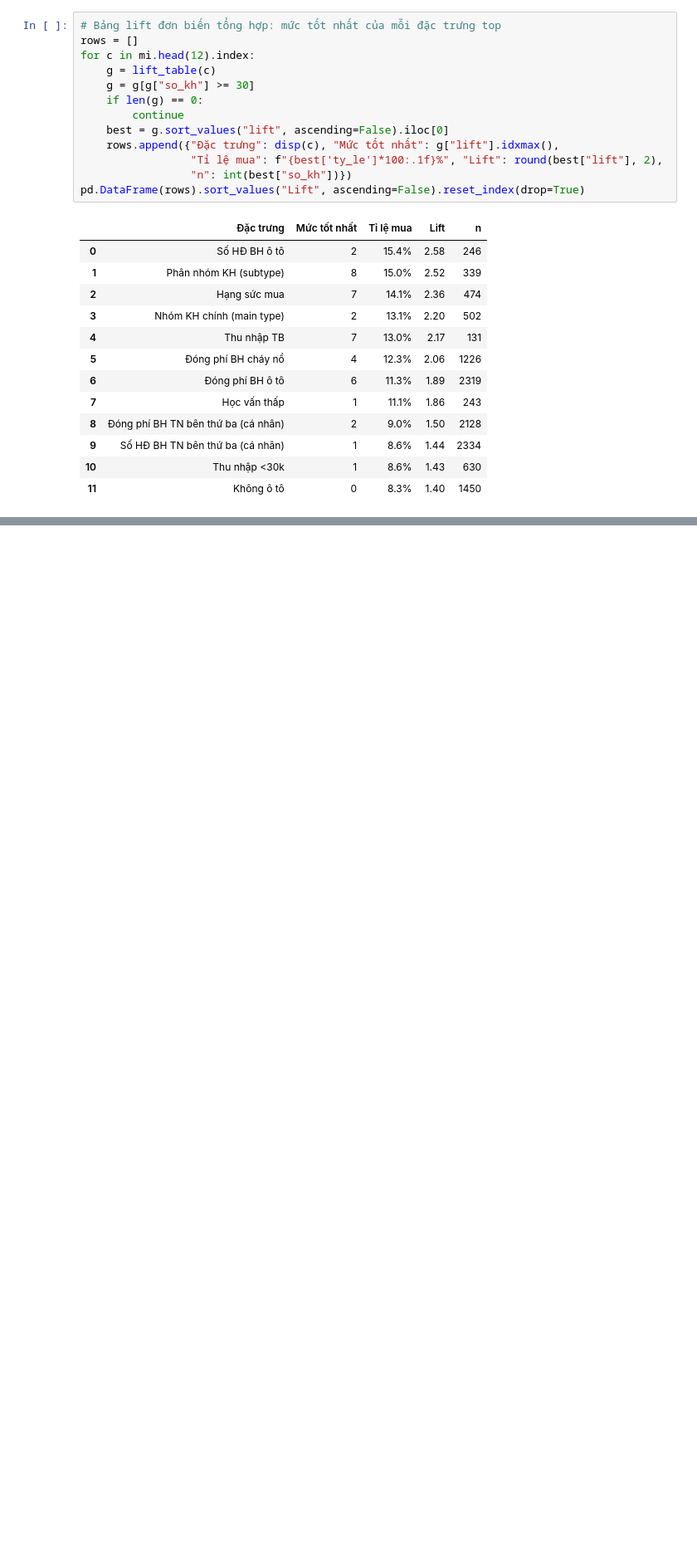
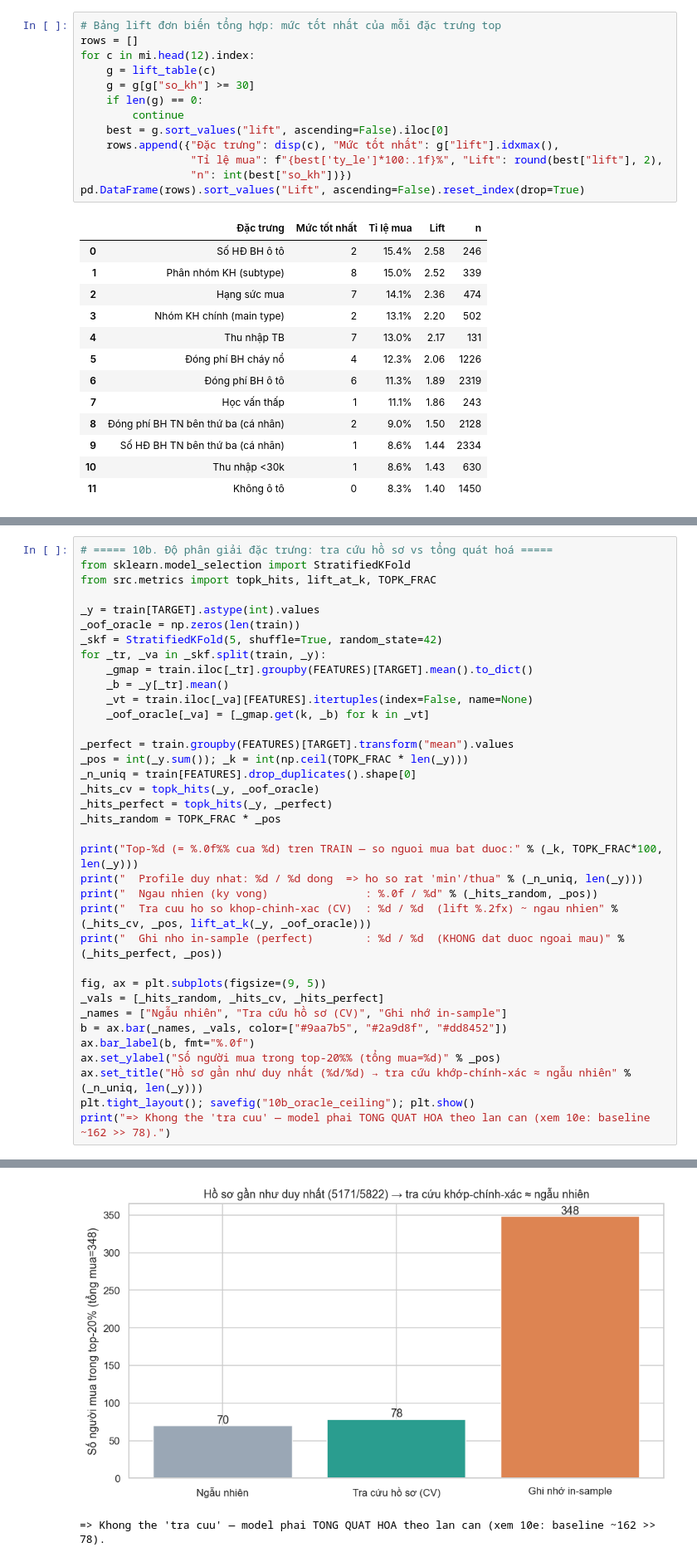
Before and after one commit to phong151104/vpbank, a Jupyter notebook: eda.ipynb, the cells around one changed output, grey strips where cells are left out. Shown at 83% size. Drawn from its saved outputs; the diff is of its cells as text; blank space fills up the shorter version.

```diff
--- a/eda.ipynb
+++ b/eda.ipynb
@@ -772,0 +942,37 @@ Top 8 đặc trưng (mutual information):
+# %%
+# ===== 10b. Độ phân giải đặc trưng: tra cứu hồ sơ vs tổng quát hoá =====
+from sklearn.model_selection import StratifiedKFold
+from src.metrics import topk_hits, lift_at_k, TOPK_FRAC
+
+_y = train[TARGET].astype(int).values
+_oof_oracle = np.zeros(len(train))
+_skf = StratifiedKFold(5, shuffle=True, random_state=42)
+for _tr, _va in _skf.split(train, _y):
+    _gmap = train.iloc[_tr].groupby(FEATURES)[TARGET].mean().to_dict()
+    _b = _y[_tr].mean()
+    _vt = train.iloc[_va][FEATURES].itertuples(index=False, name=None)
+    _oof_oracle[_va] = [_gmap.get(k, _b) for k in _vt]
+
+_perfect = train.groupby(FEATURES)[TARGET].transform("mean").values
+_pos = int(_y.sum()); _k = int(np.ceil(TOPK_FRAC * len(_y)))
+_n_uniq = train[FEATURES].drop_duplicates().shape[0]
+_hits_cv = topk_hits(_y, _oof_oracle)
+_hits_perfect = topk_hits(_y, _perfect)
+_hits_random = TOPK_FRAC * _pos
+
+print("Top-%d (= %.0f%% cua %d) tren TRAIN — so nguoi mua bat duoc:" % (_k, TOPK_FRAC*100, len(_y)))
+print("  Profile duy nhat: %d / %d dong  => ho so rat 'min'/thua" % (_n_uniq, len(_y)))
+print("  Ngau nhien (ky vong)               : %.0f / %d" % (_hits_random, _pos))
+print("  Tra cuu ho so khop-chinh-xac (CV)  : %d / %d  (lift %.2fx) ~ ngau nhien" % (_hits_cv, _pos, lift_at_k(_y, _oof_oracle)))
+print("  Ghi nho in-sample (perfect)        : %d / %d  (KHONG dat duoc ngoai mau)" % (_hits_perfect, _pos))
+
+fig, ax = plt.subplots(figsize=(9, 5))
+_vals = [_hits_random, _hits_cv, _hits_perfect]
+_names = ["Ngẫu nhiên", "Tra cứu hồ sơ (CV)", "Ghi nhớ in-sample"]
+b = ax.bar(_names, _vals, color=["#9aa7b5", "#2a9d8f", "#dd8452"])
+ax.bar_label(b, fmt="%.0f")
+ax.set_ylabel("Số người mua trong top-20%% (tổng mua=%d)" % _pos)
+ax.set_title("Hồ sơ gần như duy nhất (%d/%d) → tra cứu khớp-chính-xác ≈ ngẫu nhiên" % (_n_uniq, len(_y)))
+plt.tight_layout(); savefig("10b_oracle_ceiling"); plt.show()
+print("=> Khong the 'tra cuu' — model phai TONG QUAT HOA theo lan can (xem 10e: baseline ~162 >> 78).")
+# %% [output]
@@ -772,0 +984,2 @@ Top 8 đặc trưng (mutual information):
+[figure, added]
+=> Khong the 'tra cuu' — model phai TONG QUAT HOA theo lan can (xem 10e: baseline ~162 >> 78).
```
Also changed, not shown: parts of 22 cells of this notebook, 52 other files.
